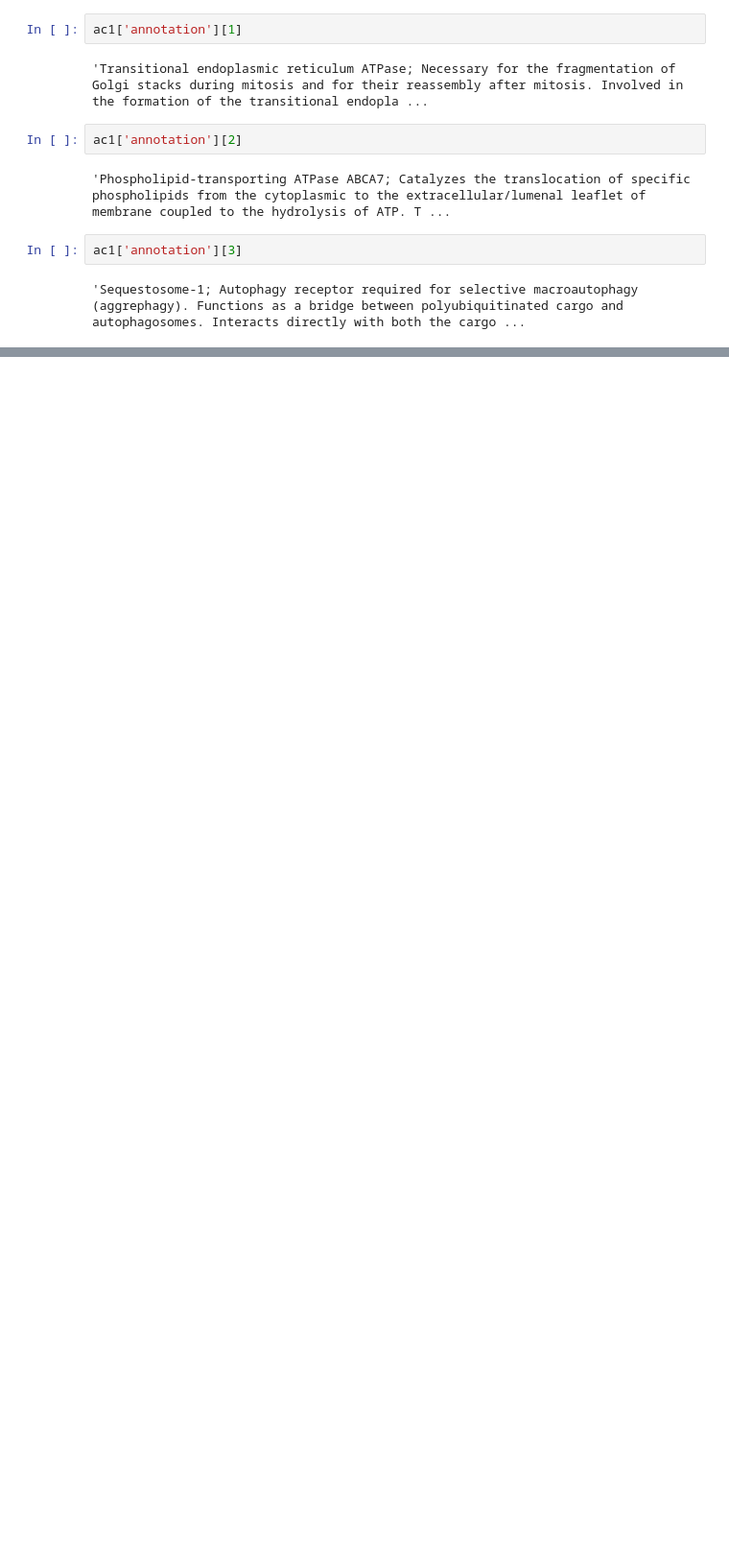
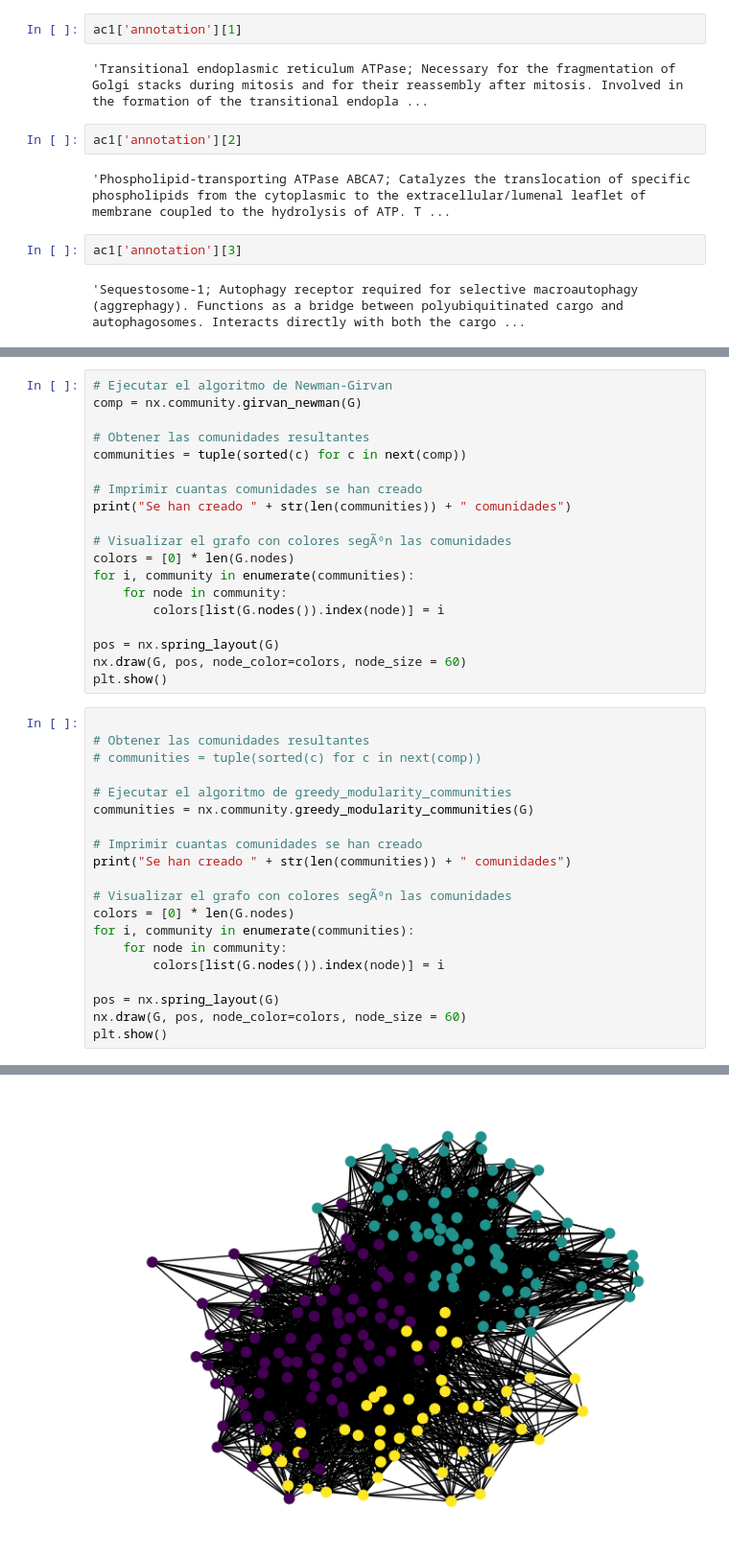
Before and after one commit to nmartinser/HPO_Dysgraphia, a Jupyter notebook: code/analisis_comunities.ipynb, the cells around one changed output, grey strips where cells are left out. Shown at 96% size. Drawn from its saved outputs; the diff is of its cells as text; blank space fills up the shorter version.

Commit message:
Funcionalidad tres comunidades

```diff
--- a/code/analisis_comunities.ipynb
+++ b/code/analisis_comunities.ipynb
@@ -110,0 +115,40 @@ ac1['annotation'][3]
+# %%
+# Ejecutar el algoritmo de Newman-Girvan
+comp = nx.community.girvan_newman(G)
+
+# Obtener las comunidades resultantes
+communities = tuple(sorted(c) for c in next(comp))
+
+# Imprimir cuantas comunidades se han creado
+print("Se han creado " + str(len(communities)) + " comunidades")
+
+# Visualizar el grafo con colores segÃºn las comunidades
+colors = [0] * len(G.nodes)
+for i, community in enumerate(communities):
+    for node in community:
+        colors[list(G.nodes()).index(node)] = i
+
+pos = nx.spring_layout(G)
+nx.draw(G, pos, node_color=colors, node_size = 60)
+plt.show()
+# %%
+
+# Obtener las comunidades resultantes
+# communities = tuple(sorted(c) for c in next(comp))
+
+# Ejecutar el algoritmo de greedy_modularity_communities
+communities = nx.community.greedy_modularity_communities(G)
+
+# Imprimir cuantas comunidades se han creado
+print("Se han creado " + str(len(communities)) + " comunidades")
+
+# Visualizar el grafo con colores segÃºn las comunidades
+colors = [0] * len(G.nodes)
+for i, community in enumerate(communities):
+    for node in community:
+        colors[list(G.nodes()).index(node)] = i
+
+pos = nx.spring_layout(G)
+nx.draw(G, pos, node_color=colors, node_size = 60)
+plt.show()
+# %% [output]
@@ -110,0 +156 @@ ac1['annotation'][3]
+[figure, added]
```
Also changed, not shown: parts of 8 cells of this notebook, 3 other files.
